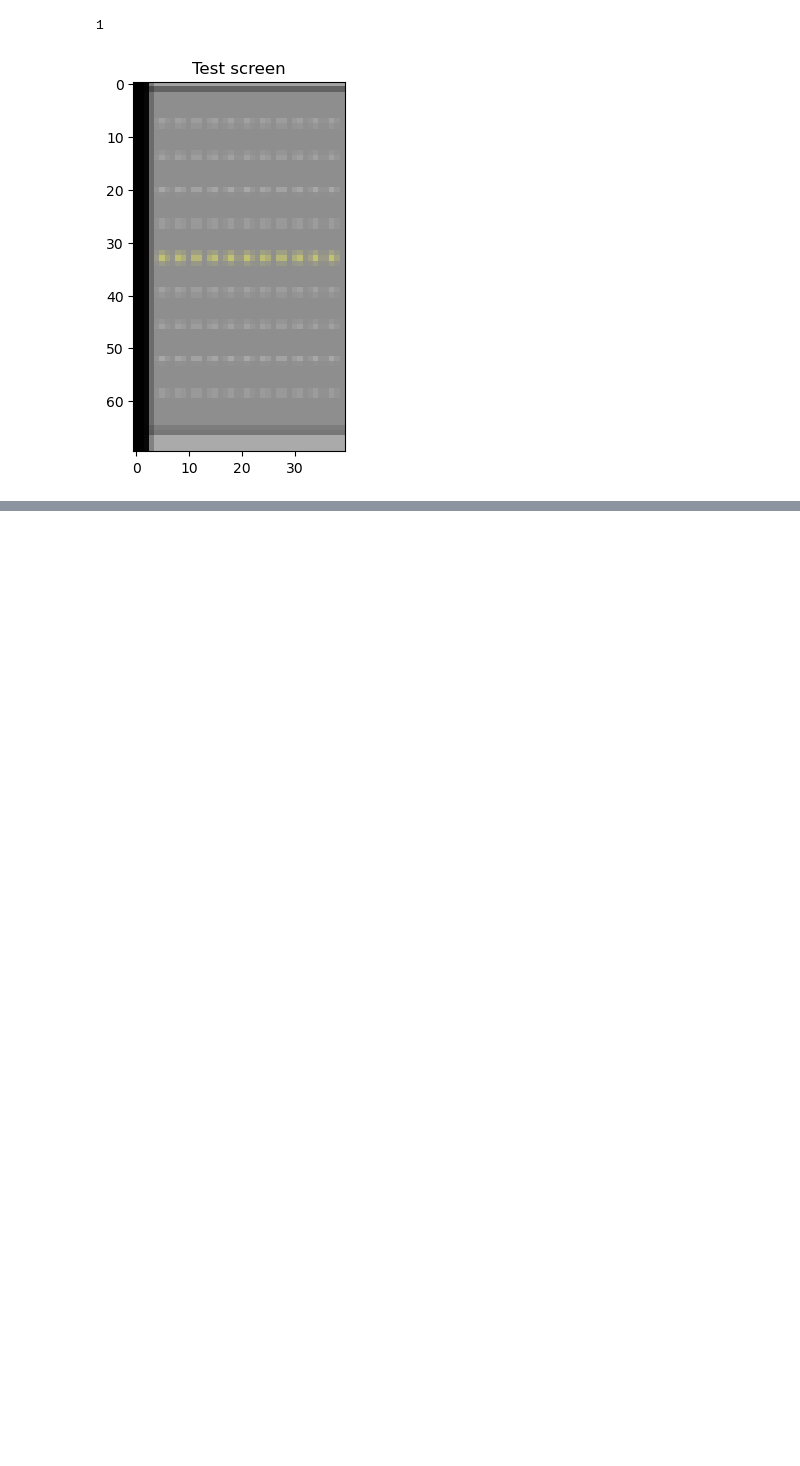
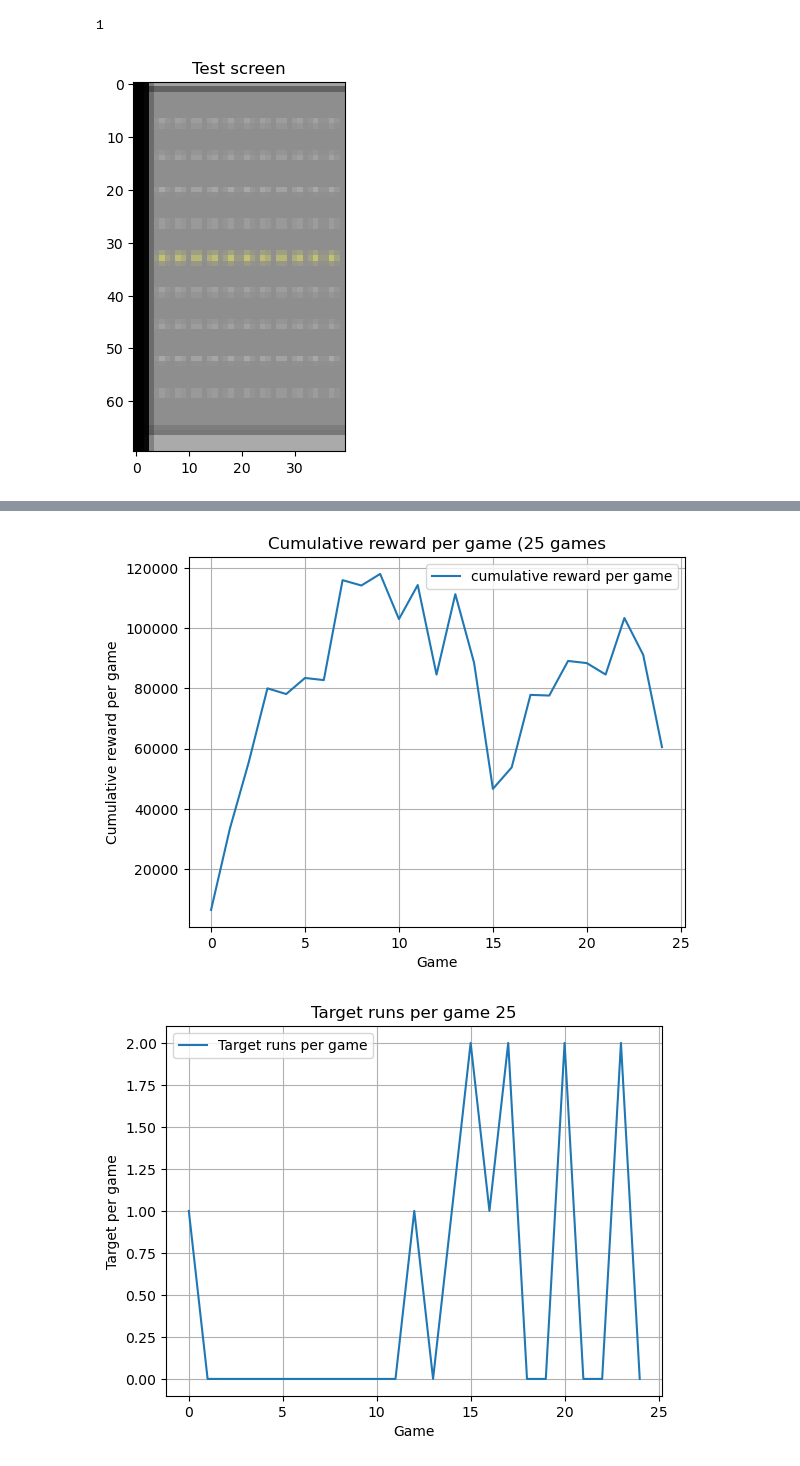
Before and after one commit to PaulJ00/Deep-Q-Network-Atari-Freeway, a Jupyter notebook: freeway_DQN_Conv_Paul.ipynb, the cells around one changed output, grey strips where cells are left out. Cells and saved outputs as stored; diff of their text form; code cells hidden in the pictures; blank space fills up the shorter version.

```diff
--- a/freeway_DQN_Conv_Paul.ipynb
+++ b/freeway_DQN_Conv_Paul.ipynb
@@ -379,0 +428,25 @@ plt.show()
+# %%
+durchlaeufe = 25
+reward_l = [6456.138037930415, 33431.709585732824, 55406.5704281588, 80041.30407931746, 78149.0755731125, 83487.49965156747, 82774.83457988802, 115971.41518024953, 114200.40347564778, 118041.03153887494, 103039.71191927668, 114356.06126916796, 84613.59883493227, 111317.6057815298, 88498.51359658799, 46652.75698639783, 53778.480792947244, 77874.22529970748, 77648.13361208719, 89137.06969394039, 88424.3191357758, 84628.16910551324, 103395.96152757888, 91180.02048236104, 60532.299522002155]
+
+target_l = [1, 0, 0, 0, 0, 0, 0, 0, 0, 0, 0, 0, 1, 0, 1, 2, 1, 2, 0, 0, 2, 0, 0, 2, 0]
+
+x = np.arange(0,durchlaeufe)
+plt.plot(x, reward_l, label = "cumulative reward per game")                          #Cumulative reward per game
+plt.title(f"Cumulative reward per game ({durchlaeufe} games")
+plt.xlabel("Game")
+plt.ylabel("Cumulative reward per game")
+plt.legend()
+plt.grid()
+plt.show()
+
+plt.plot(x, target_l, label = "Target runs per game")
+plt.title(f"Target runs per game {durchlaeufe}")
+plt.xlabel("Game")
+plt.ylabel("Target per game")
+plt.legend()
+plt.grid()
+plt.show()
+# %% [output]
+[figure, added]
+[figure, added]
```
Also changed, not shown: parts of 5 cells of this notebook.
